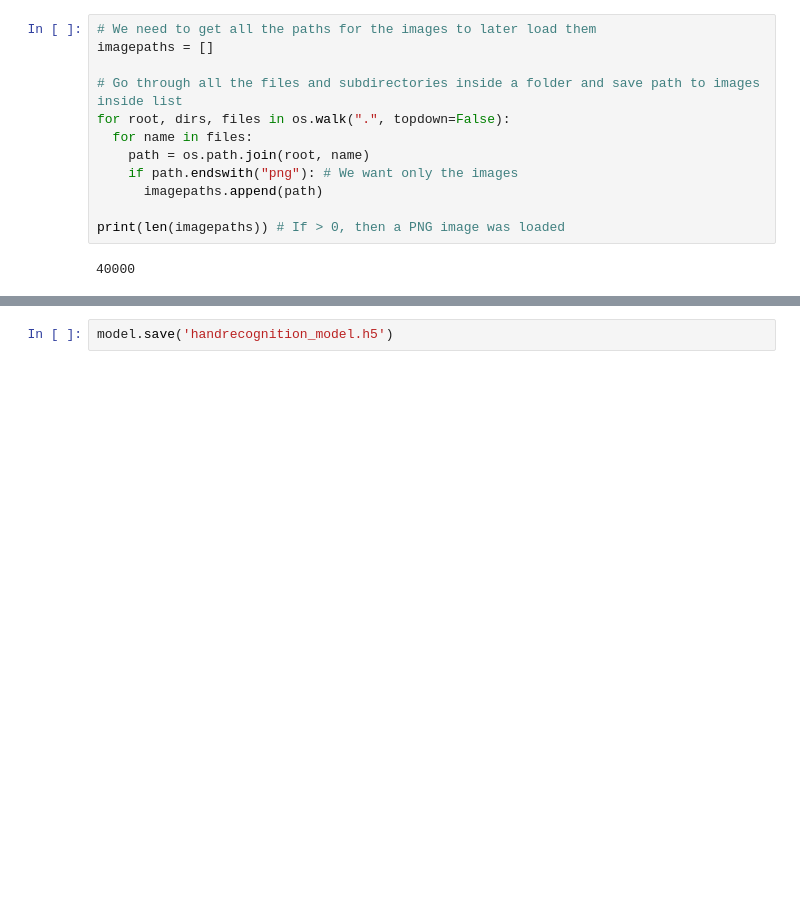
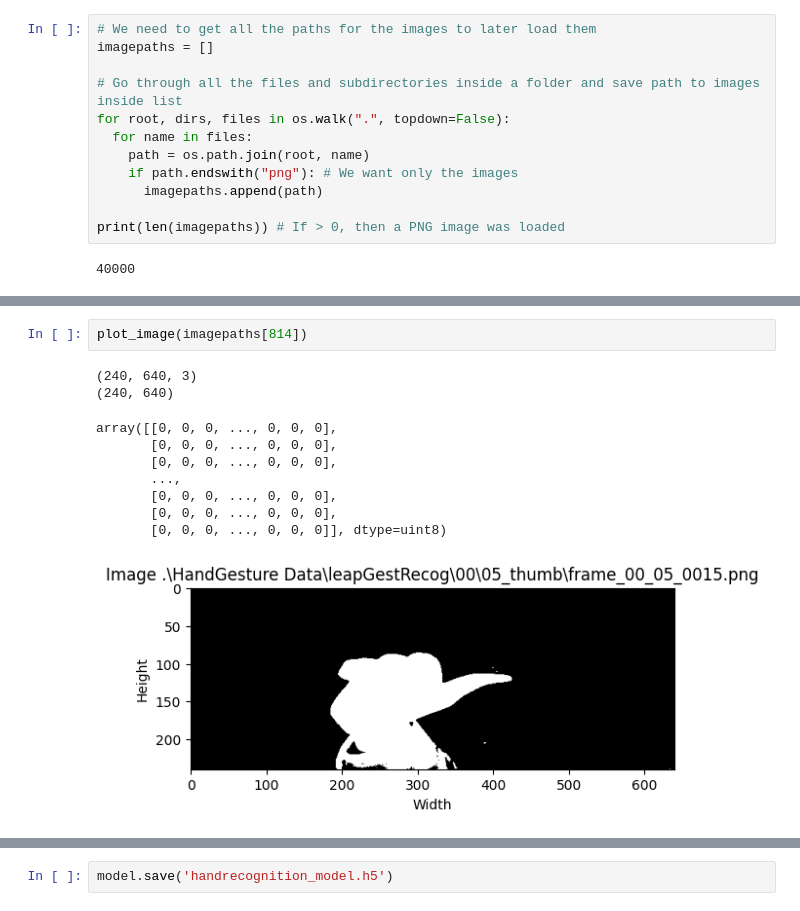
Before and after one commit to Tiny-Prism-Labs/Hand_Gesture_Recog, a Jupyter notebook: Hand_GEsture.ipynb, the cells around one changed output, grey strips where cells are left out. Saved outputs shown, nothing was run; the diff lists cells and outputs as text; blank space fills up the shorter version.

```diff
--- a/Hand_GEsture.ipynb
+++ b/Hand_GEsture.ipynb
@@ -67,0 +88,13 @@ print(imagepaths[3])
+# %%
+plot_image(imagepaths[814])
+# %% [output]
+(240, 640, 3)
+(240, 640)
+array([[0, 0, 0, ..., 0, 0, 0],
+       [0, 0, 0, ..., 0, 0, 0],
+       [0, 0, 0, ..., 0, 0, 0],
+       ...,
+       [0, 0, 0, ..., 0, 0, 0],
+       [0, 0, 0, ..., 0, 0, 0],
+       [0, 0, 0, ..., 0, 0, 0]], dtype=uint8)
+[figure, added]
```
Also changed, not shown: parts of 29 cells of this notebook.
